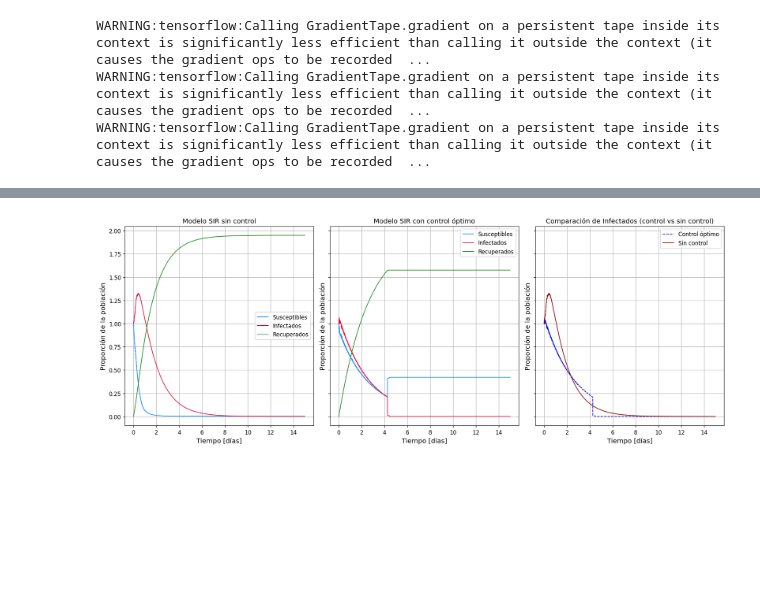
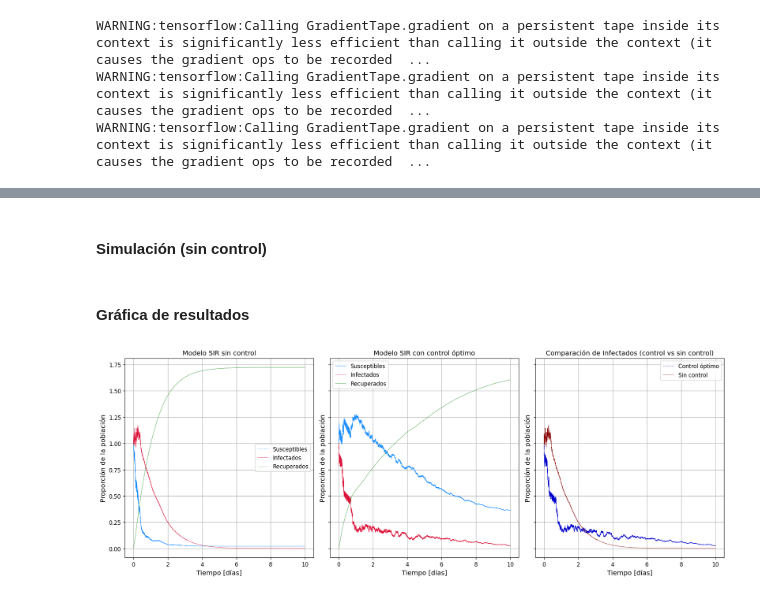
Before and after one commit to FranzValerio/Stochastic-epidemic-control, a Jupyter notebook: Notebooks/3 Control para modelo SIR estocástico.ipynb, the cells around one changed output, grey strips where cells are left out. Cells and saved outputs as stored; diff of their text form; code cells hidden in the pictures; blank space fills up the shorter version.

```diff
--- a/Notebooks/3 Control para modelo SIR estocástico.ipynb
+++ b/Notebooks/3 Control para modelo SIR estocástico.ipynb
@@ -111,19 +111,19 @@ from tensorflow.keras.optimizers import RMSprop, Adam
 # %%
 # Parámetros de entrenamiento y de la simulación
 
-epochs = 1000
+epochs = 1500
 
-a = 3.0
+a = 5.0
 
-b = 0.5
+b = 3.5
 
-sigma = 0.1
+sigma = 0.6
 
-beta = 2.1
+beta = 2.4
 
-gamma = 0.7
+gamma = 1.1
 
-points = 4500
+points = 5000
 # %%
 class HJB_SIR_Stochastic(Sequential):
 
@@ -288,11 +296,11 @@ def u_optimo(S, I, modelo):
 # %%
-N_pob = 1000
-S0 = 999/N_pob
+N_pob = 800
+S0 = 799/N_pob
 I0 = (N_pob - S0)/N_pob
 R0 = 0.0
 
-dt = 0.001
-t_max = 15
+dt = 0.00001
+t_max = 10
 sqrt_dt = np.sqrt(dt)
 
 S = np.zeros(int(t_max/dt) + 1)
@@ -354,3 +364,5 @@ Tiempo de simulación: 1.65 min
+# %% [markdown]
+#### Simulación (sin control)
 # %%
 S_no = np.zeros(int(t_max/dt) + 1)
 I_no = np.zeros(int(t_max/dt) + 1)
@@ -373,33 +385,35 @@ for i in range(1, len(S_no)):
     S_no[i] = S_no[i-1] + dS_no * dt + sigma * (S_no[i-1] * I_no[i-1])/N_pob * dW * sqrt_dt
     I_no[i] = I_no[i-1] + dI_no * dt + sigma * (S_no[i-1] * I_no[i-1])/N_pob * dW * sqrt_dt
     R_no[i] = R_no[i-1] + dR_no * dt
+# %% [markdown]
+#### Gráfica de resultados
 # %%
 t = np.linspace(0, t_max, len(S))
 fig, (ax1,ax2, ax3) = plt.subplots(1, 3, figsize =(16,6), dpi = 120, sharey = True)
-ax1.plot(t, S_no/N_pob, lw = 1.2, color = 'dodgerblue', label = 'Susceptibles')
-ax1.plot(t, I_no/N_pob, lw = 1.2, color = 'crimson', label = 'Infectados')
-ax1.plot(t, R_no/N_pob, lw = 1.2, color = 'forestgreen', label = 'Recuperados')
+ax1.plot(t, S_no/N_pob, lw = 0.5, color = 'dodgerblue', label = 'Susceptibles')
+ax1.plot(t, I_no/N_pob, lw = 0.5, color = 'crimson', label = 'Infectados')
+ax1.plot(t, R_no/N_pob, lw = 0.5, color = 'forestgreen', label = 'Recuperados')
 ax1.set_xlabel('Tiempo [días]', fontsize = 12)
 ax1.set_ylabel('Proporción de la población', fontsize = 12)
 ax1.set_title('Modelo SIR sin control', fontsize = 12)
-ax2.plot(t, S/N_pob, lw = 1.2, color = 'dodgerblue', label = 'Susceptibles')
-ax2.plot(t, I/N_pob, lw = 1.2, color = 'crimson', label = 'Infectados')
-ax2.plot(t, R/N_pob, lw = 1.2, color = 'forestgreen', label = 'Recuperados')
+ax2.plot(t, S/N_pob, lw = 0.5, color = 'dodgerblue', label = 'Susceptibles')
+ax2.plot(t, I/N_pob, lw = 0.5, color = 'crimson', label = 'Infectados')
+ax2.plot(t, R/N_pob, lw = 0.5, color = 'forestgreen', label = 'Recuperados')
 ax2.set_xlabel('Tiempo [días]', fontsize = 12)
 ax2.set_ylabel('Proporción de la población', fontsize = 12)
 ax2.set_title('Modelo SIR con control óptimo', fontsize = 12)
-ax3.plot(t, I/N_pob, lw = 1.2, ls = '--', color = 'mediumblue', label = 'Control óptimo')
-ax3.plot(t, I_no/N_pob, lw = 1.2, color = 'darkred', label = 'Sin control')
+ax3.plot(t, I/N_pob, lw = 0.5, ls = '--', color = 'mediumblue', label = 'Control óptimo')
+ax3.plot(t, I_no/N_pob, lw = 0.5, color = 'darkred', label = 'Sin control')
 ax3.set_xlabel('Tiempo [días]', fontsize = 12)
 ax3.set_ylabel('Proporción de la población', fontsize = 12)
 ax3.set_title('Comparación de Infectados (control vs sin control)', fontsize = 12)
 ax1.legend()
 ax2.legend()
 ax3.legend()
 ax1.grid()
 ax2.grid()
 ax3.grid()
 plt.tight_layout()
 plt.show()
 # %% [output]
-[figure, old version]
+[figure, new version]
```
Also changed, not shown: parts of 10 cells of this notebook, 2 other files.
